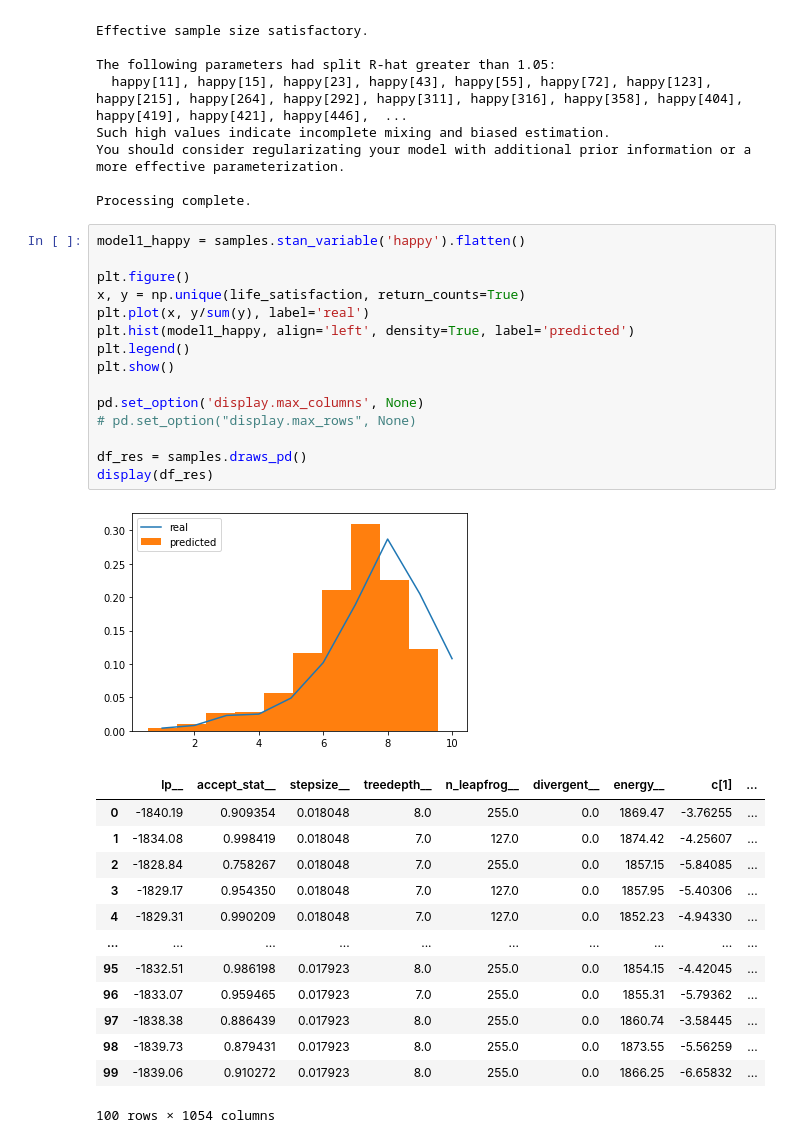
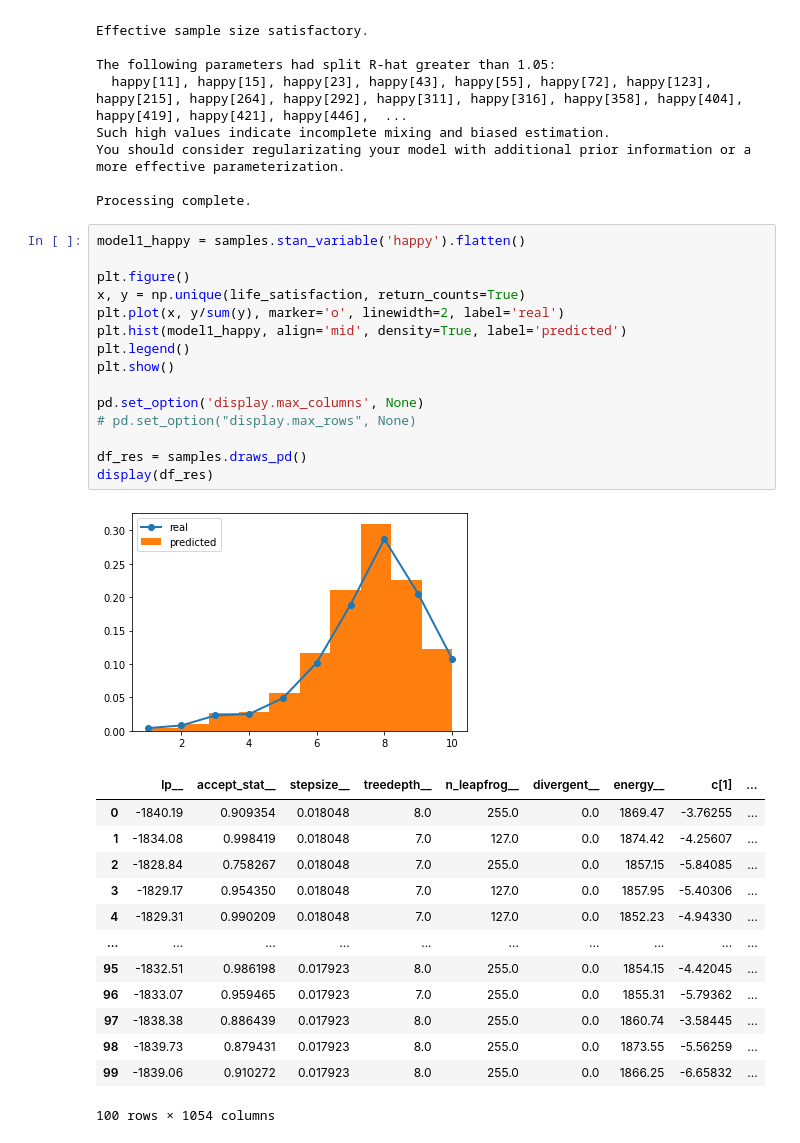
Before and after one commit to SwieciloM/Data-Analytics-Laboratory, a Jupyter notebook: Final project/main.ipynb, the cells around one changed output. Saved outputs shown, nothing was run; the diff lists cells and outputs as text.

Commit message:
Graph updated

```diff
--- a/Final project/main.ipynb
+++ b/Final project/main.ipynb
@@ -151,20 +151,20 @@ Processing complete.
 # %%
 model1_happy = samples.stan_variable('happy').flatten()
 
 plt.figure()
 x, y = np.unique(life_satisfaction, return_counts=True)
-plt.plot(x, y/sum(y), label='real')
-plt.hist(model1_happy, align='left', density=True, label='predicted')
+plt.plot(x, y/sum(y), marker='o', linewidth=2, label='real')
+plt.hist(model1_happy, align='mid', density=True, label='predicted')
 plt.legend()
 plt.show()
 
 pd.set_option('display.max_columns', None)
 # pd.set_option("display.max_rows", None)
 
 df_res = samples.draws_pd()
 display(df_res)
 # %% [output]
-[figure, old version]
+[figure, new version]
 |  | lp__ | accept_stat__ | stepsize__ | treedepth__ | n_leapfrog__ | divergent__ | energy__ | c[1] | ... |
 | 0 | -1840.19 | 0.909354 | 0.018048 | 8.0 | 255.0 | 0.0 | 1869.47 | -3.76255 | ... |
 | 1 | -1834.08 | 0.998419 | 0.018048 | 7.0 | 127.0 | 0.0 | 1874.42 | -4.25607 | ... |
```
